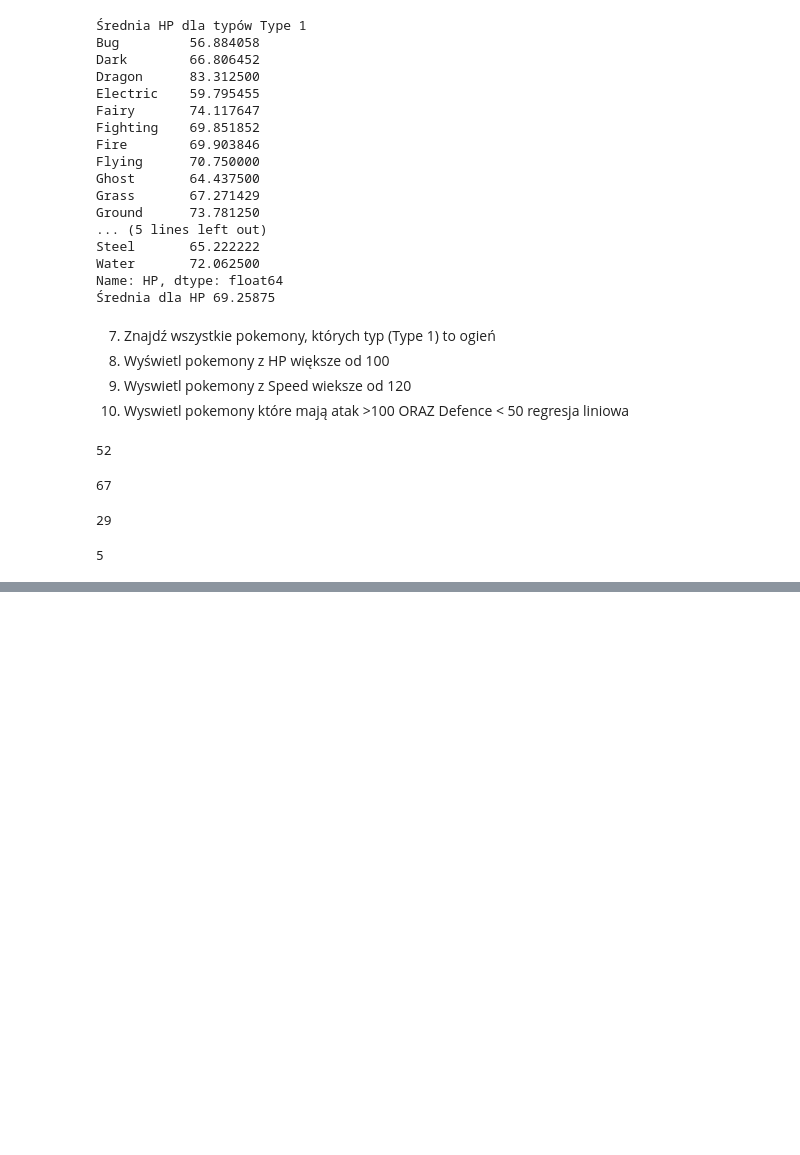
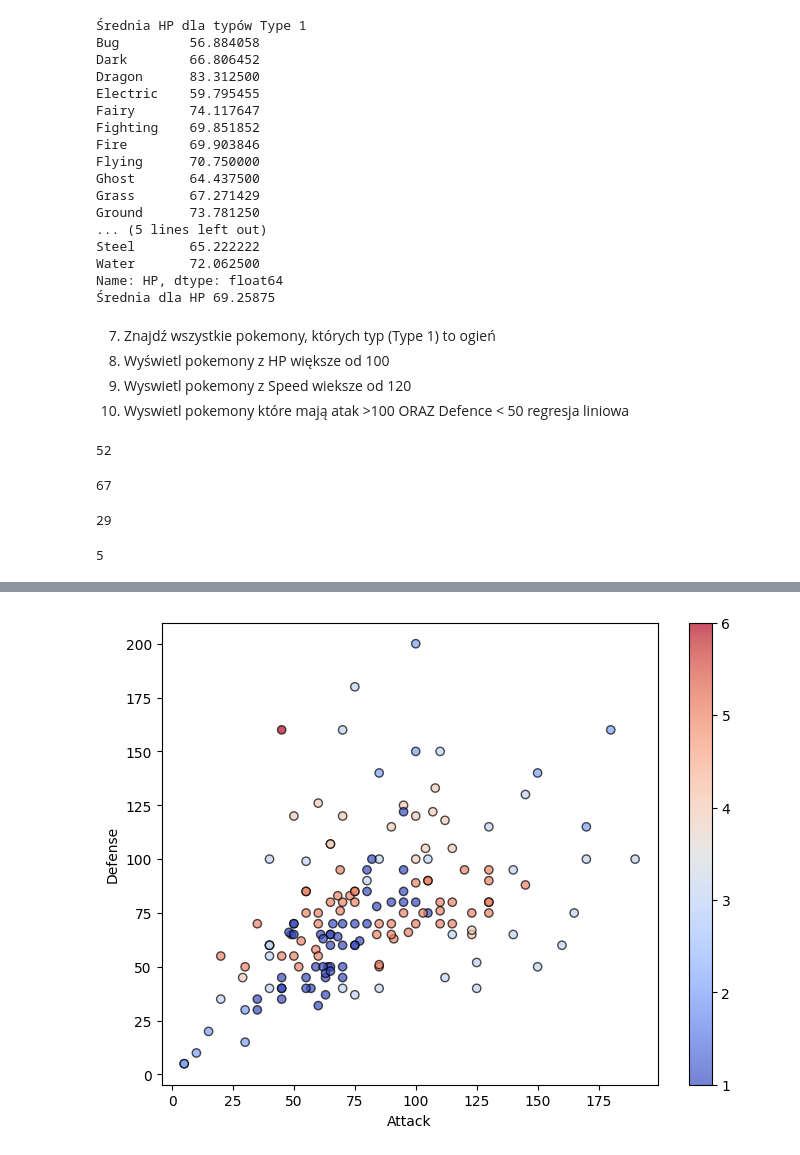
Before and after one commit to tak-creator/giganci, a Jupyter notebook: pandas_pokemon.ipynb, the cells around one changed output, grey strips where cells are left out. Saved outputs shown, nothing was run; the diff lists cells and outputs as text; code cells hidden in the pictures; blank space fills up the shorter version.

```diff
--- a/pandas_pokemon.ipynb
+++ b/pandas_pokemon.ipynb
@@ -164,0 +393,68 @@ print(D)
+# %%
+import pandas as pd
+from sklearn.model_selection import train_test_split, GridSearchCV, cross_val_score
+from sklearn.preprocessing import StandardScaler, PolynomialFeatures
+from sklearn.ensemble import RandomForestClassifier
+from sklearn.metrics import accuracy_score, classification_report
+import matplotlib.pyplot as plt
+
+# Wczytanie danych
+dataframe = pd.read_csv('Pokemon.csv')
+
+# Wybór cech i etykiet
+X = dataframe[['Attack', 'Defense']]
+Y = dataframe['Generation']
+
+# Podział na zbiór treningowy i testowy
+X_train, X_test, Y_train, Y_test = train_test_split(
+    X, Y,
+    test_size=0.2,
+    random_state=42,
+    stratify=Y
+)
+
+# Standaryzacja
+scaler = StandardScaler()
+X_train_s = scaler.fit_transform(X_train)
+X_test_s  = scaler.transform(X_test)
+
+# Cechy wielomianowe (stopień 2)
+poly = PolynomialFeatures(degree=2, include_bias=False)
+X_train_p = poly.fit_transform(X_train_s)
+X_test_p  = poly.transform(X_test_s)
+
+# GridSearch dla Random Forest z dostosowanymi hiperparametrami
+param_grid = {
+    'n_estimators': [100, 200, 300],
+    'max_depth': [5, 10, 15],
+    'min_samples_split': [2, 5, 10],
+    'min_samples_leaf': [1, 2, 4]
+}
+grid = GridSearchCV(
+    RandomForestClassifier(random_state=42),
+    param_grid, cv=5, scoring='accuracy', n_jobs=-1
+)
+grid.fit(X_train_p, Y_train)
+rf_best = grid.best_estimator_
+
+# Ocena na zbiorze testowym
+Y_pred = rf_best.predict(X_test_p)
+print(f"Accuracy: {accuracy_score(Y_test, Y_pred):.4f}")
+print(classification_report(Y_test, Y_pred))
+
+# Cross-validation na całym zbiorze
+scores = cross_val_score(
+    rf_best,
+    poly.transform(scaler.transform(X)),
+    Y, cv=5, scoring='accuracy', n_jobs=-1
+)
+print(f"Mean CV Accuracy: {scores.mean():.4f} ± {scores.std():.4f}")
+
+# Wizualizacja danych i decyzji
+plt.figure(figsize=(8, 6))
+plt.scatter(X_test['Attack'], X_test['Defense'], c=Y_pred, cmap='coolwarm', edgecolors='k', alpha=0.7)
+plt.xlabel('Attack')
+plt.ylabel('Defense')
+plt.colorbar()
+plt.show()
+# %% [output]
@@ -164,0 +476 @@ print(D)
+[figure, added]
```
Also changed, not shown: parts of 21 cells of this notebook.
